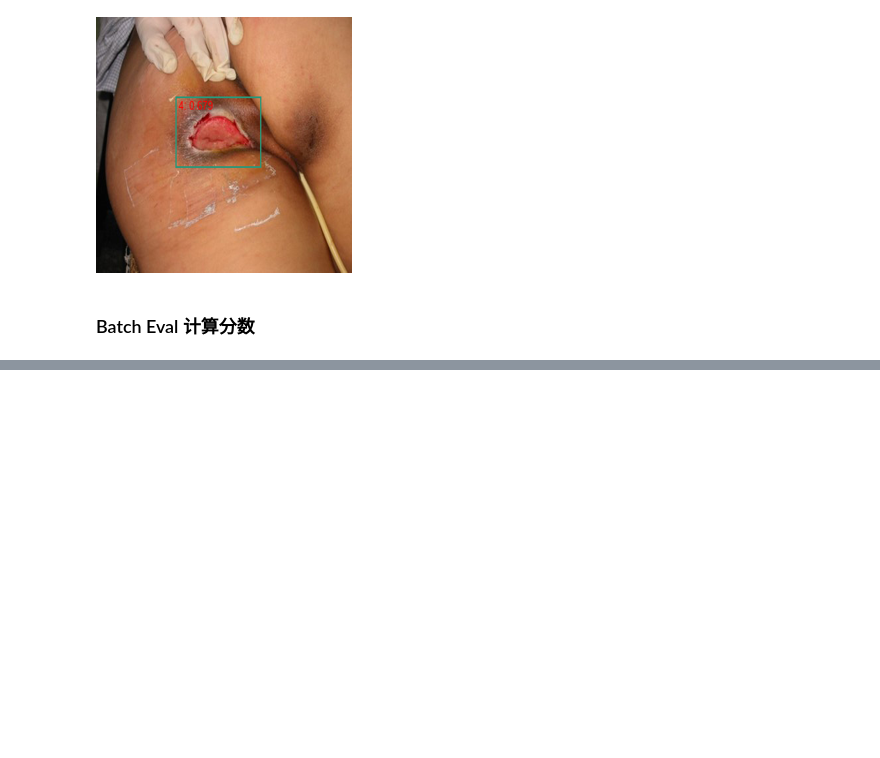
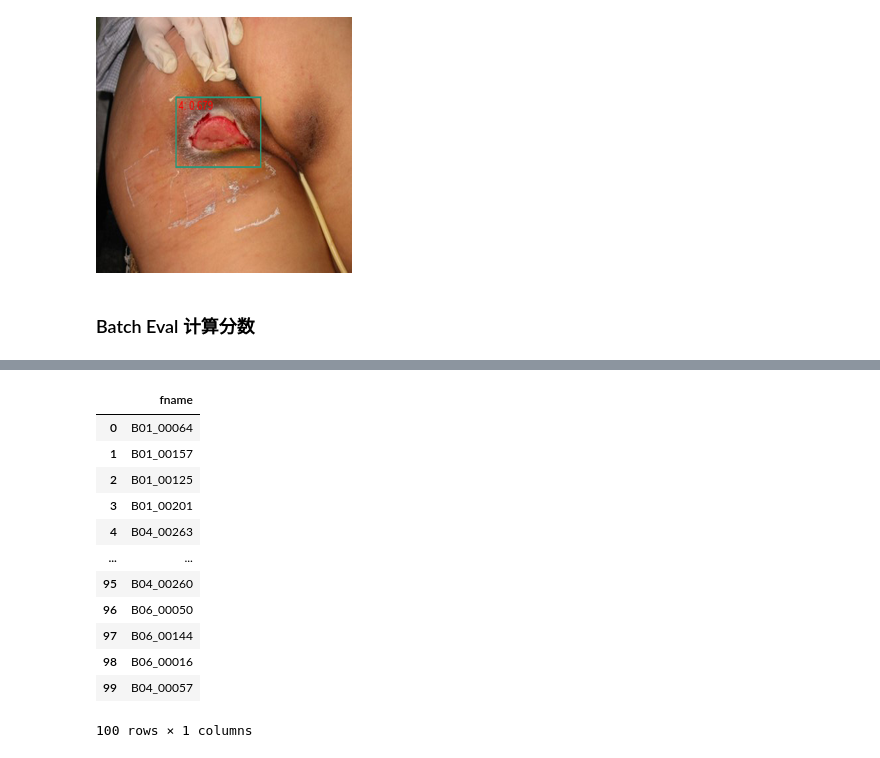
Before and after one commit to newfyu/Bedsore, a Jupyter notebook: dev.ipynb, the cells around one changed output, grey strips where cells are left out. Saved outputs shown, nothing was run; the diff lists cells and outputs as text; code cells hidden in the pictures; blank space fills up the shorter version.

```diff
--- a/dev.ipynb
+++ b/dev.ipynb
@@ -290,0 +371,18 @@ sum(mAP)/len(mAP)
+# %%
+train_df = pd.read_csv('data/VOCdevkit/VOC2007/ImageSets/Main/train.txt',names=['fname'])
+val_df = pd.read_csv('data/VOCdevkit/VOC2007/ImageSets/Main/val.txt',names=['fname'])
+val_df
+# %% [output]
+|  | fname |
+| 0 | B01_00064 |
+| 1 | B01_00157 |
+| 2 | B01_00125 |
+| 3 | B01_00201 |
+| 4 | B04_00263 |
+| ... | ... |
+| 95 | B04_00260 |
+| 96 | B06_00050 |
+| 97 | B06_00144 |
+| 98 | B06_00016 |
+| 99 | B04_00057 |
+100 rows × 1 columns
```
Also changed, not shown: parts of 20 cells of this notebook, 4 other files.
